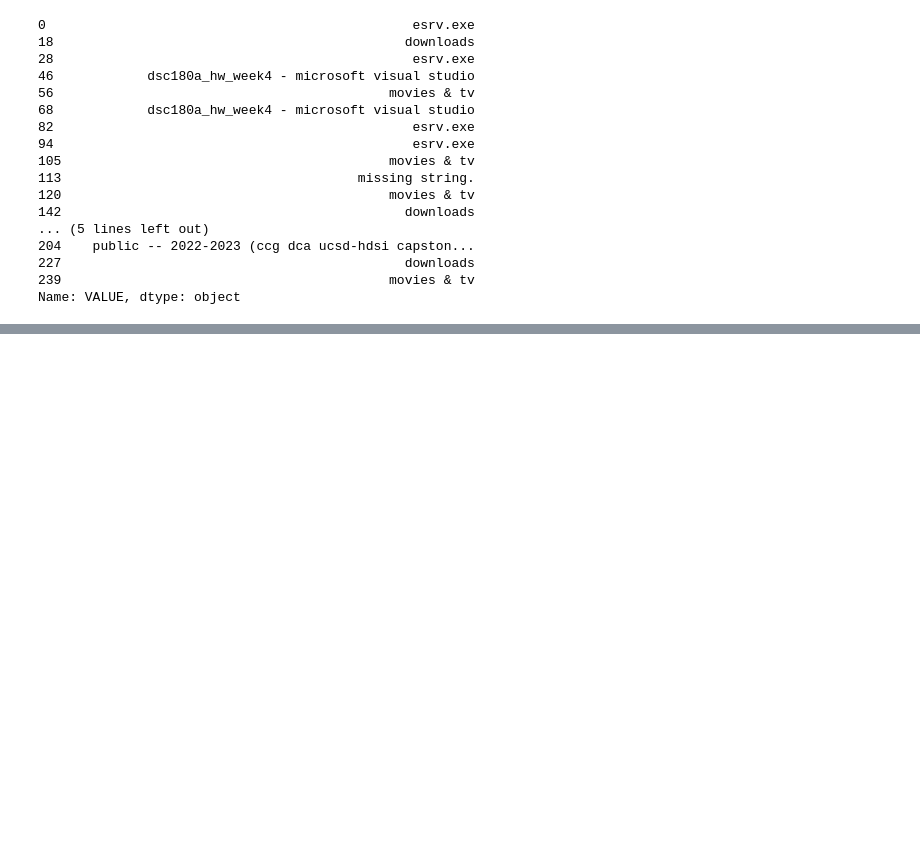
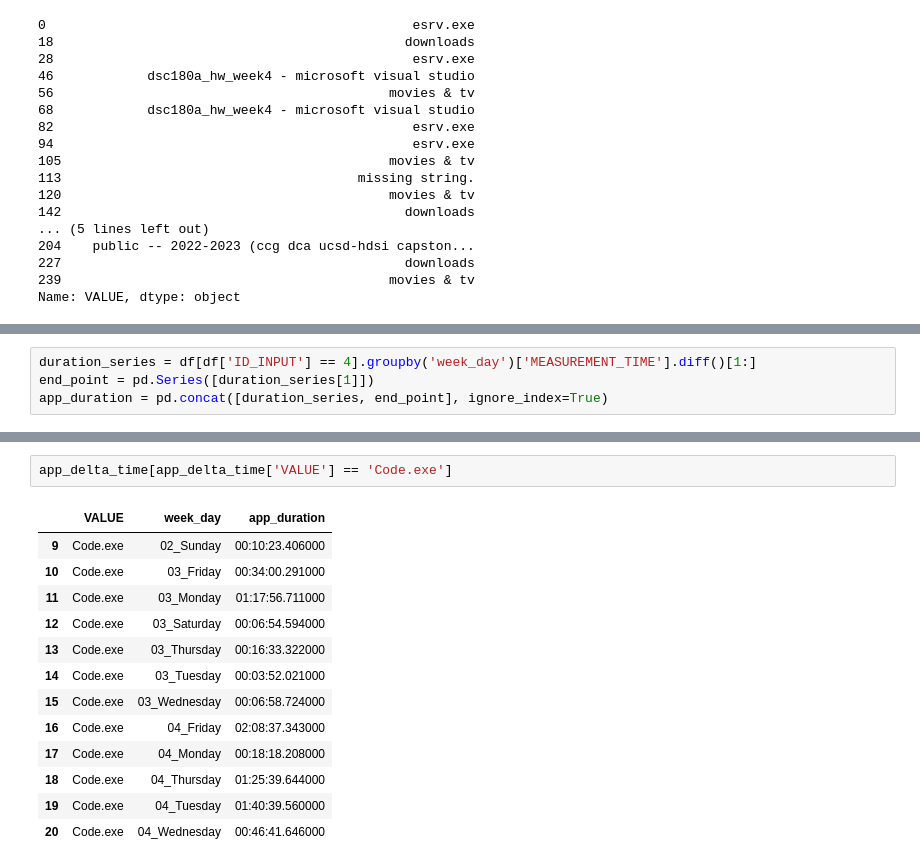
Before and after one commit to miloncl/System-Usage-Analysis, a Jupyter notebook: Process and EDA.ipynb, the cells around one changed output, grey strips where cells are left out. Cells and saved outputs as stored; diff of their text form; blank space fills up the shorter version.

```diff
--- a/Process and EDA.ipynb
+++ b/Process and EDA.ipynb
@@ -155,0 +179,4 @@ AttributeError: module 'matplotlib.pyplot' has no attribute 'pyplot'
+# %%
+duration_series = df[df['ID_INPUT'] == 4].groupby('week_day')['MEASUREMENT_TIME'].diff()[1:]
+end_point = pd.Series([duration_series[1]])
+app_duration = pd.concat([duration_series, end_point], ignore_index=True)
@@ -155,0 +223,16 @@ AttributeError: module 'matplotlib.pyplot' has no attribute 'pyplot'
+# %%
+app_delta_time[app_delta_time['VALUE'] == 'Code.exe']
+# %% [output]
+|  | VALUE | week_day | app_duration |
+| 9 | Code.exe | 02_Sunday | 00:10:23.406000 |
+| 10 | Code.exe | 03_Friday | 00:34:00.291000 |
+| 11 | Code.exe | 03_Monday | 01:17:56.711000 |
+| 12 | Code.exe | 03_Saturday | 00:06:54.594000 |
+| 13 | Code.exe | 03_Thursday | 00:16:33.322000 |
+| 14 | Code.exe | 03_Tuesday | 00:03:52.021000 |
+| 15 | Code.exe | 03_Wednesday | 00:06:58.724000 |
+| 16 | Code.exe | 04_Friday | 02:08:37.343000 |
+| 17 | Code.exe | 04_Monday | 00:18:18.208000 |
+| 18 | Code.exe | 04_Thursday | 01:25:39.644000 |
+| 19 | Code.exe | 04_Tuesday | 01:40:39.560000 |
+| 20 | Code.exe | 04_Wednesday | 00:46:41.646000 |
```
Also changed, not shown: parts of 15 cells of this notebook, 1 other file.
